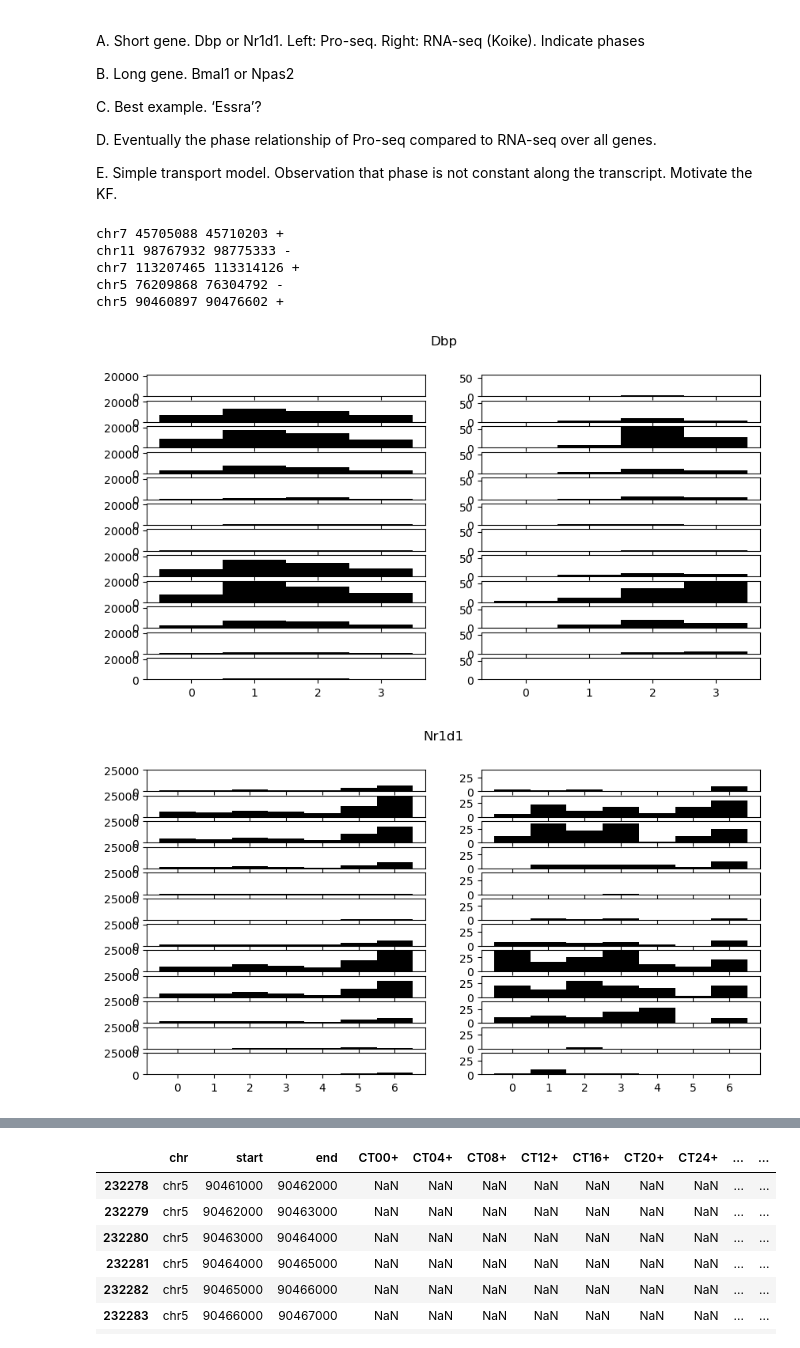
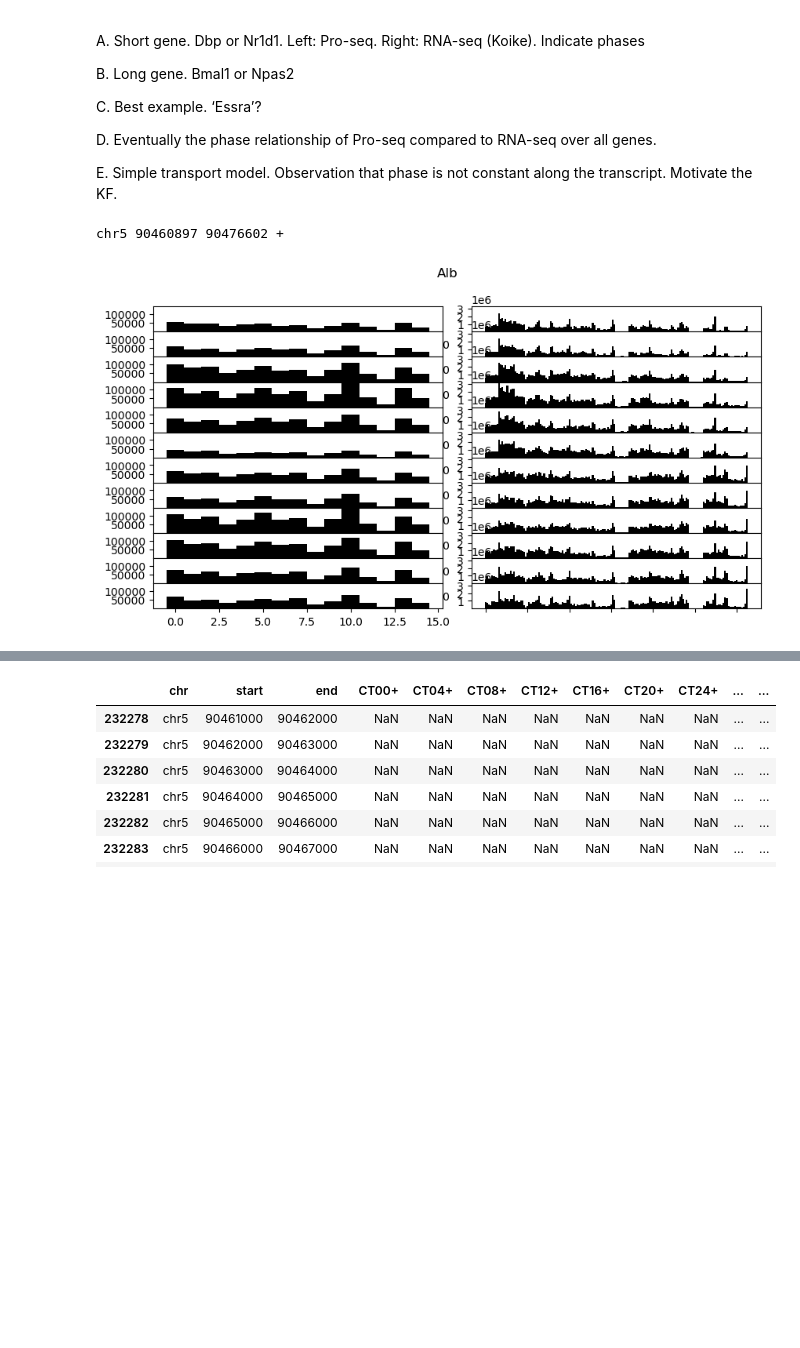
Before and after one commit to jmbreda/PROseq, a Jupyter notebook: notebooks/Figure1.ipynb, the cells around one changed output, grey strips where cells are left out. Drawn from its saved outputs; the diff is of its cells as text; code cells hidden in the pictures; blank space fills up the shorter version.

```diff
--- a/notebooks/Figure1.ipynb
+++ b/notebooks/Figure1.ipynb
@@ -14,13 +14,15 @@ D. Eventually the phase relationship of Pro-seq compared to RNA-seq over all gen
 
 E. Simple transport model. Observation that phase is not constant along the transcript. Motivate the KF.
 # %%
+bin_size = 1000
+
 # get data
 time_points = np.arange(0, 48, 4).tolist()
 
 # infiles
-infile_proseq = '../results/GRCm38/binned_norm_coverage/expression_tables/bin_expression_table_bin1000bp.csv'
-infile_rnaseq = '~/RNAseq/results/Koike_Science_2012/bwa/binned_norm_coverage/expression_tables/bin_expression_table_bin1000bp.csv'
-infile_gtf = '../resources/genome/GRCm38/gene_protein_coding.gtf'
+infile_proseq = f'../results/GRCm38/binned_norm_coverage/expression_tables/bin_expression_table_bin{bin_size}bp.csv'
+infile_rnaseq = f'~/RNAseq/results/Koike_Science_2012/star/binned_norm_coverage/expression_tables/bin_expression_table_bin100bp.csv'
+infile_gtf = f'../resources/genome/GRCm38/gene_protein_coding.gtf'
 
 # read data
 proseq = pd.read_csv(infile_proseq, sep='\t')
@@ -46,9 +48,9 @@ for attribute in attributes:
 genes.drop('attribute', axis=1, inplace=True)
 genes.set_index('gene_id', inplace=True)
 # %%
-#My_genes =
+My_genes = ['Dbp','Nr1d1','Arntl','Clock','Alb']
 
-for my_gene in ['Dbp','Nr1d1','Arntl','Clock','Alb']:
+for my_gene in My_genes[-1:]:
     #my_gtf = genes.loc[genes.gene_name == my_gene]
     coords = genes.loc[genes.gene_name == my_gene,['chr','start','end','strand']].values
 
@@ -57,40 +59,38 @@ for my_gene in ['Dbp','Nr1d1','Arntl','Clock','Alb']:
         start = coord[1]
         end = coord[2]
         strand = coord[3]
         print(chr,start,end,strand)
         gene_exp = {}
         # get data
-        gene_exp['proseq'] = proseq.loc[(proseq.chr == chr) & (proseq.start >= start) & (proseq.end <= end)].values
-        gene_exp['rnaseq'] = rnaseq.loc[(rnaseq.chr == chr) & (rnaseq.start >= start) & (rnaseq.end <= end), strand_idx['-']].values
+        gene_exp['proseq'] = proseq.loc[(proseq.chr == chr) & (proseq.start >= start) & (proseq.end <= end),strand_idx[strand]].values
+        gene_exp['rnaseq'] = rnaseq.loc[(rnaseq.chr == chr) & (rnaseq.start >= start) & (rnaseq.end <= end),strand_idx[strand]].values
 
         # replace nan with 0 and make x
         x = {}
         ylim = {}
         for k in gene_exp.keys():
             gene_exp[k] = np.nan_to_num(gene_exp[k])
             x[k] = range(gene_exp[k].shape[0])
-            ylim[k] = [0,.95*gene_exp[k].max()]
+            ylim[k] = [1,.95*gene_exp[k].max()]
 
         # plot
-        fig, axes = plt.subplots(ncols=2,nrows=2*len(time_points), figsize=(10,5), sharex=True, sharey=False)
+        fig, axes = plt.subplots(ncols=2,nrows=len(time_points), figsize=(10,5), sharex=False, sharey=False)
         for i,t in enumerate(time_points):
             for j,k in enumerate(['proseq','rnaseq']):
                 ax = axes[i,j]
                 ax.bar(x=x[k], height=gene_exp[k][:,i], width=1, color='k')
                 ax.set_ylim(ylim[k])
                 #ax.set_yscale('log')
         fig.suptitle(my_gene)
+        ax.set_xticklabels([])
+        fig.subplots_adjust(wspace=.1, hspace=0)
+
 
         #ax.set_title(my_gene)
         #ax.set_xlabel('Genomic position')
         #ax.set_ylabel('Mean coverage')
         #ax.legend()
         #plt.show()
 # %% [output]
-chr7 45705088 45710203 +
-chr11 98767932 98775333 -
-chr7 113207465 113314126 +
-chr5 76209868 76304792 -
 chr5 90460897 90476602 +
-[figure, old version]
+[figure, new version]
-[figure, removed]
```
Also changed, not shown: parts of 2 cells of this notebook.
